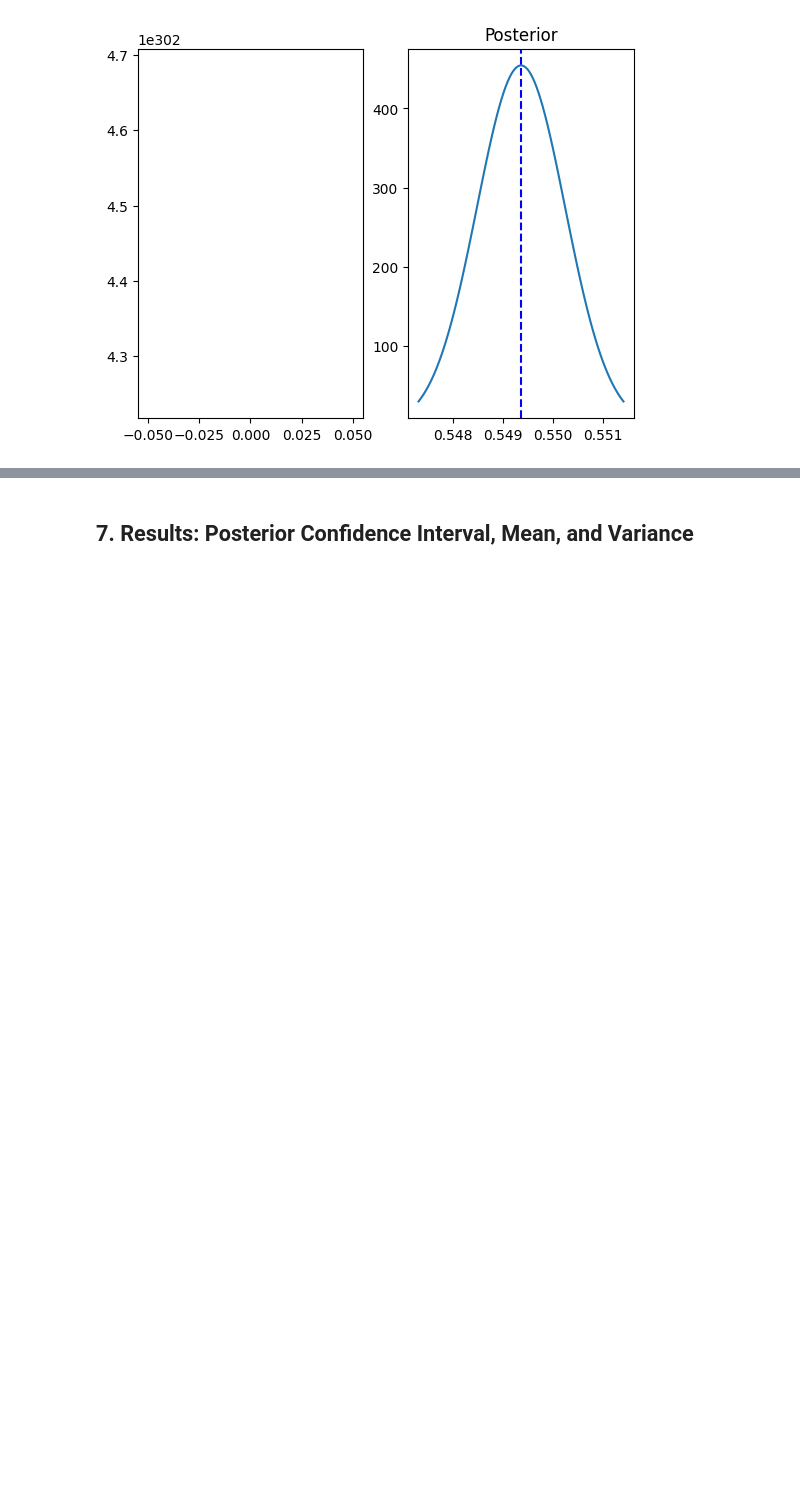
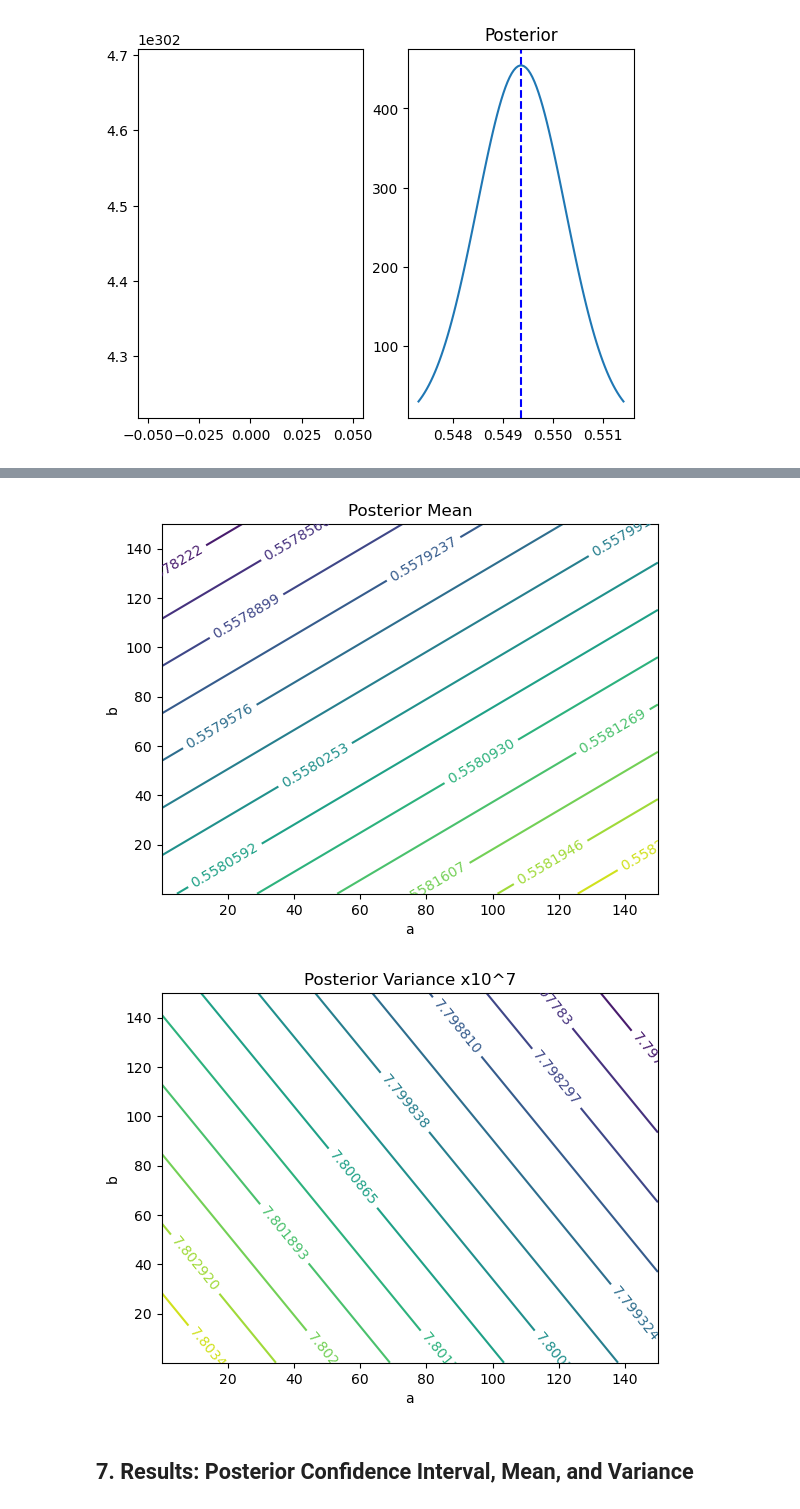
Before and after one commit to wallysands/AST5731_PROJ1, a Jupyter notebook: Project1.ipynb, the cells around one changed output, grey strips where cells are left out. Saved outputs shown, nothing was run; the diff lists cells and outputs as text; code cells hidden in the pictures; blank space fills up the shorter version.

Commit message:
Added the data file and a more in-depth posterior analysis

```diff
--- a/Project1.ipynb
+++ b/Project1.ipynb
@@ -194,2 +196,29 @@ Lower bound: 0.5632  and Upper bound: 0.5667
+# %%
+delta=0.05
+a = np.arange(0.1, 150, delta)
+b = np.arange(0.1, 150, delta)
+A, B = np.meshgrid(a, b)
+post_mean = (A + num1SVM) / ((A + num1SVM) + (num + B - num1SVM))
+post_variance = ((A + num1SVM)*(num + B - num1SVM))/(((A + num1SVM)+(num + B - num1SVM))**2*((A + num1SVM)+(num + B - num1SVM)+1))
+fig,ax=plt.subplots()
+levels=np.linspace(post_mean.min(),post_mean.max(),15)
+h=ax.contour(A,B,post_mean,levels=levels)
+ax.clabel(h, inline=1, fontsize=10)
+plt.xlabel("a")
+plt.ylabel("b")
+plt.title("Posterior Mean")
+plt.show()
+fig,ax=plt.subplots()
+levels=np.linspace(post_variance.min(),post_variance.max(),15)
+h=ax.contour(A,B,post_variance,levels=levels)
+ax.clabel(h, inline=1, fontsize=10)
+plt.xlabel("a")
+plt.ylabel("b")
+plt.title("Posterior Variance x10^7")
+plt.show()
+# The prior barely matters at all!
+# %% [output]
+[figure, added]
+[figure, added]
 # %% [markdown]
 ## 7. Results: Posterior Confidence Interval, Mean, and Variance
```
Also changed, not shown: parts of 8 cells of this notebook, 1 other file.
